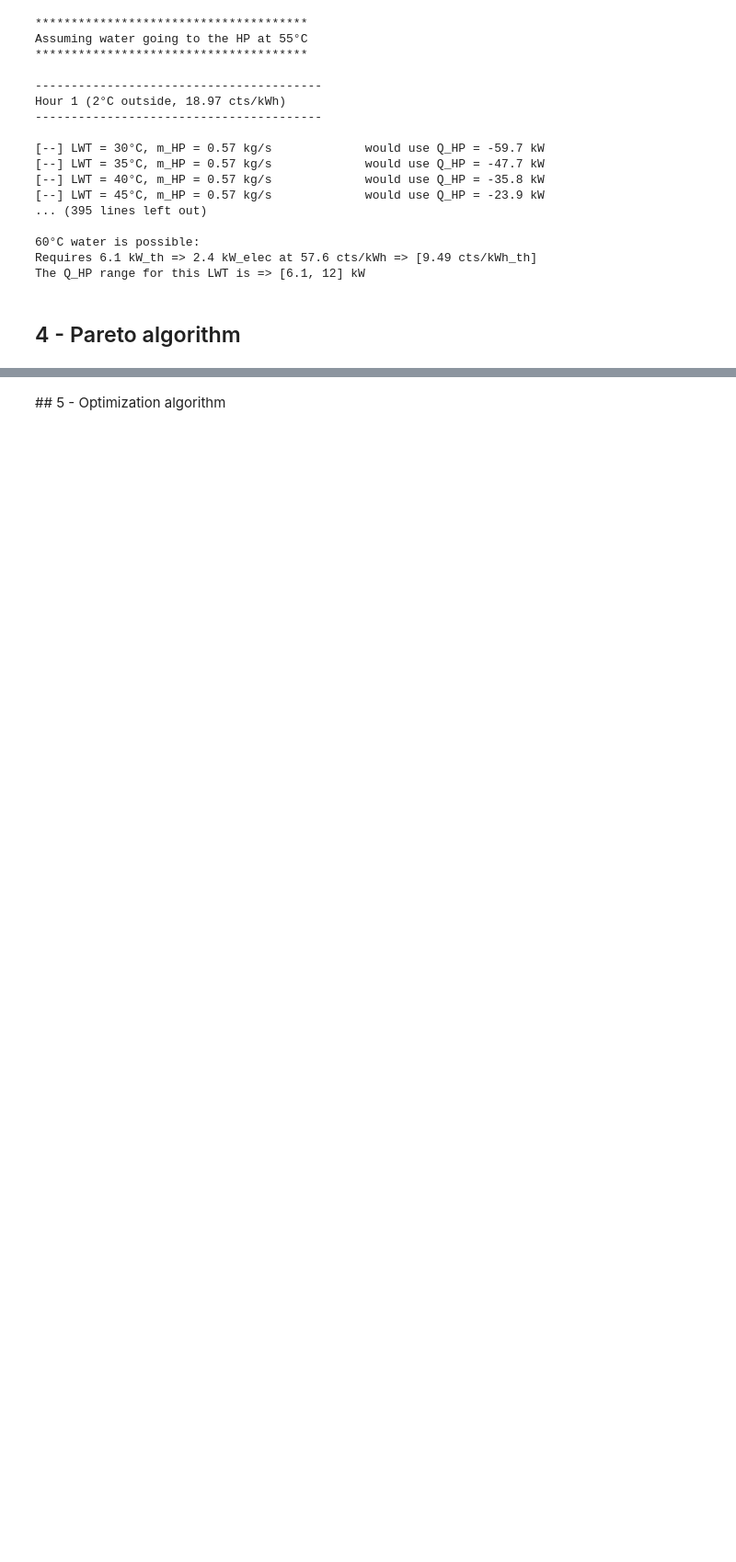
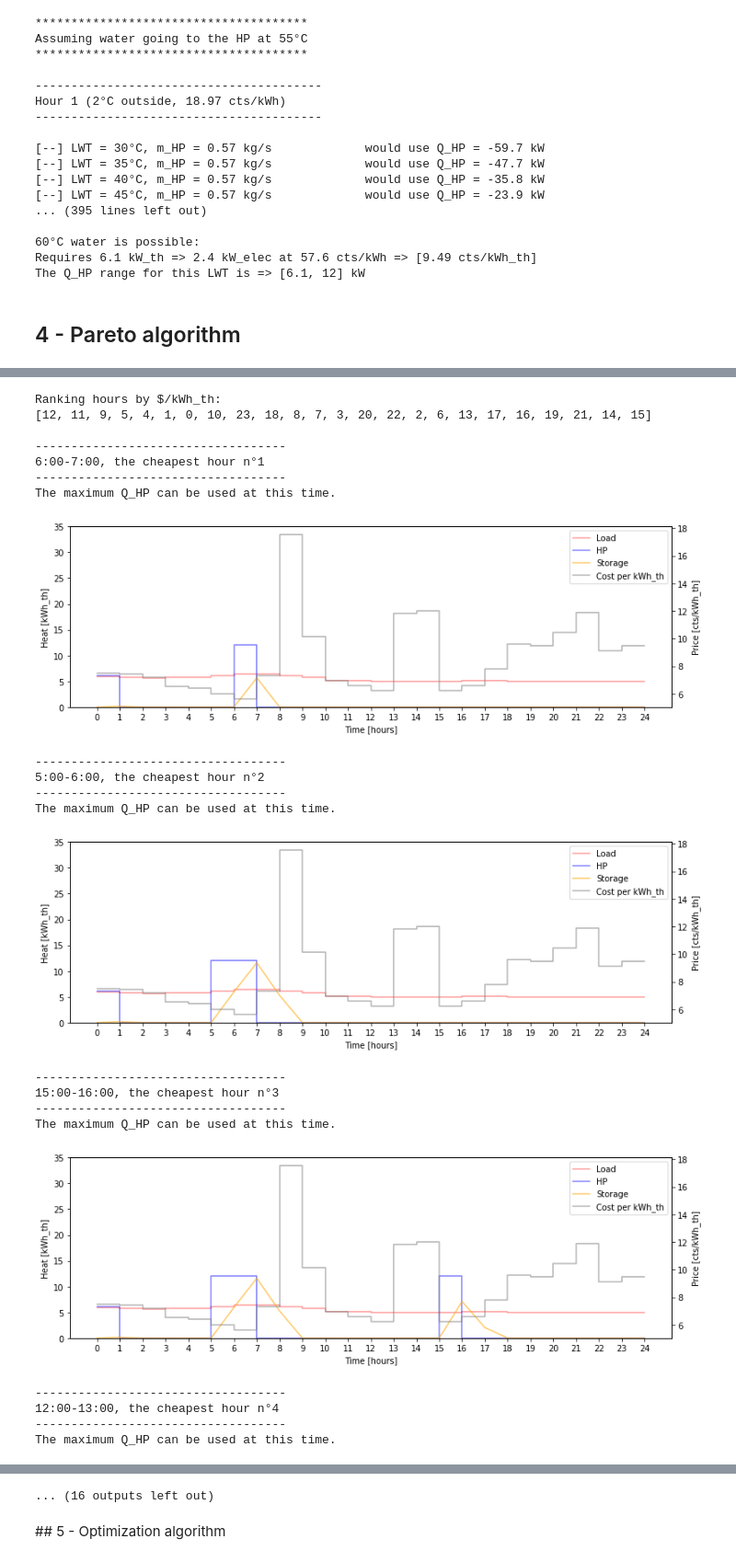
Before and after one commit to thdfw/master_thesis, a Jupyter notebook: data_driven_control/pareto.ipynb, the cells around one changed output, grey strips where cells are left out. Shown at 92% size. Cells and saved outputs as stored; diff of their text form; code cells hidden in the pictures; blank space fills up the shorter version.

Commit message:
Progress on simple algorithm

```diff
--- a/data_driven_control/pareto.ipynb
+++ b/data_driven_control/pareto.ipynb
@@ -2,7 +2,6 @@
 import pandas as pd
 import numpy as np
 import matplotlib.pyplot as plt
-PRINT = True
 # %% [markdown]
 ## 1 - Manufacturer data
 # %%
@@ -120,6 +128,6 @@ load = [5.91, 5.77, 5.67, 5.77, 5.71, 6.06, 6.34, 6.34, 6.01, 5.77, 5.05, 5.05,
 # %%
 # Get the LWT options available at a given T_OA and T_HP_in
-def get_LWT_options(T_OA, elec, T_HP_in):
+def get_LWT_options(T_OA, elec, T_HP_in, PRINT):
 
     # Range (min,max) of acceptable Q_HP for each LWT option at the given T_OA
     LWT_options = [list[0] for list in Q_max_table][1:]
@@ -133,21 +141,22 @@ def get_LWT_options(T_OA, elec, T_HP_in):
         Q_HP = round(m_HP(LWT_options[i])*4187*(LWT_options[i]-T_HP_in),1)
         # If it can be attained
         if Q_HP <= Q_max_by_LWT[i] and Q_HP >= Q_min_by_LWT[i]:
-            print(f"[OK] LWT = {LWT_options[i]}°C, m_HP = {m_HP(LWT_options[i])} kg/s \
+            if PRINT: print(f"[OK] LWT = {LWT_options[i]}°C, m_HP = {m_HP(LWT_options[i])} kg/s \
             would use Q_HP = {round(Q_HP/1000,1)} kW")
             available_LWT.append(LWT_options[i])
         # If it can not be attained
         else:
-            print(f"[--] LWT = {LWT_options[i]}°C, m_HP = {m_HP(LWT_options[i])} kg/s \
+            if PRINT: print(f"[--] LWT = {LWT_options[i]}°C, m_HP = {m_HP(LWT_options[i])} kg/s \
             would use Q_HP = {round(Q_HP/1000,1)} kW")
 
     # The corresponding prices and Q_HP ranges
     for LWT in available_LWT:
         Q_HP = m_HP(LWT)*4187*(LWT-T_HP_in)/1000
         W_HP = Q_HP/COP[LWT][T_OA]
-        print(f"\n{LWT}°C water is possible:")
-        print(f"Requires {round(Q_HP,1)} kW_th => {round(W_HP,1)} kW_elec at {round(W_HP*elec,1)} cts/kWh => [{round(W_HP*elec/Q_HP,2)} cts/kWh_th]")
-        print(f"The Q_HP range for this LWT is => [{round(Q_HP,1)}, {round(Q_max[LWT][T_OA]/1000)}] kW")
+        if PRINT:
+            print(f"\n{LWT}°C water is possible:")
+            print(f"Requires {round(Q_HP,1)} kW_th => {round(W_HP,1)} kW_elec at {round(W_HP*elec,1)} cts/kWh => [{round(W_HP*elec/Q_HP,2)} cts/kWh_th]")
+            print(f"The Q_HP range for this LWT is => [{round(Q_HP,1)}, {round(Q_max[LWT][T_OA]/1000)}] kW")
 
     # There is generally only one LWT option. Save the range and cost for the given hour.
     Q_HP_min = round(Q_HP,3)
@@ -414,0 +366,58 @@ The maximum Q_HP can be used at this time.
+# %%
+# Get the values from the algorithm
+Q_HP, storage, ok, total_cost, total_energy = get_pareto(cost_th_list, load, max_storage, True)
+
+# Duplicate the last element of the hourly data for the plot
+cost_th_list2 = cost_th_list + [cost_th_list[-1]]
+Q_HP = [round(x,3) for x in Q_HP + [Q_HP[-1]]]
+load2 = load + [load[-1]]
+
+# Plot the state of the system
+fig, ax = plt.subplots(1,1, figsize=(13,4))
+plt.title(f"Cost: {total_cost}$, Load: {total_energy} kWh_th \n=> {round(100*total_cost/total_energy,2)} cts/kWh_th")
+ax2 = ax.twinx()
+ax2.step(range(N+1), cost_th_list2, where='post', color='gray', alpha=0.6, label='Cost per kWh_th')
+ax.step(range(N+1), load2, where='post', color='red', alpha=0.4, label='Load')
+ax.step(range(N+1), Q_HP, where='post', color='blue', alpha=0.5, label='HP')
+ax.plot(storage, color='orange', alpha=0.6, label='Storage')
+ax.set_ylim([0,35])
+ax.set_xticks(range(N+1))
+ax.set_xlabel("Time [hours]")
+ax.set_ylabel("Heat [kWh_th]")
+ax2.set_ylabel("Price [cts/kWh_th]")
+lines1, labels1 = ax.get_legend_handles_labels()
+lines2, labels2 = ax2.get_legend_handles_labels()
+ax.legend(lines1 + lines2, labels1 + labels2)
+
+start_idx = None
+for i, value in enumerate(ok):
+    if value == 1 and start_idx is None:
+        start_idx = i
+    elif value == 0 and start_idx is not None:
+        ax.axvspan(start_idx, i, facecolor='red', alpha=0.1)
+        start_idx = None
+
+plt.show()
+# %% [output]
+Ranking hours by $/kWh_th:
+[12, 11, 9, 5, 4, 1, 0, 10, 23, 18, 8, 7, 3, 20, 22, 2, 6, 13, 17, 16, 19, 21, 14, 15]
+
+-----------------------------------
+6:00-7:00, the cheapest hour n°1
+-----------------------------------
+The maximum Q_HP can be used at this time.
+[figure, added]
+-----------------------------------
+5:00-6:00, the cheapest hour n°2
+-----------------------------------
+The maximum Q_HP can be used at this time.
+[figure, added]
+-----------------------------------
+15:00-16:00, the cheapest hour n°3
+-----------------------------------
+The maximum Q_HP can be used at this time.
+[figure, added]
+-----------------------------------
+12:00-13:00, the cheapest hour n°4
+-----------------------------------
+The maximum Q_HP can be used at this time.
@@ -415,2 +435,3 @@ The maximum Q_HP can be used at this time.
+... (16 outputs left out)
 # %% [markdown]
 ## 5 - Optimization algorithm
```
Also changed, not shown: parts of 16 cells of this notebook.
